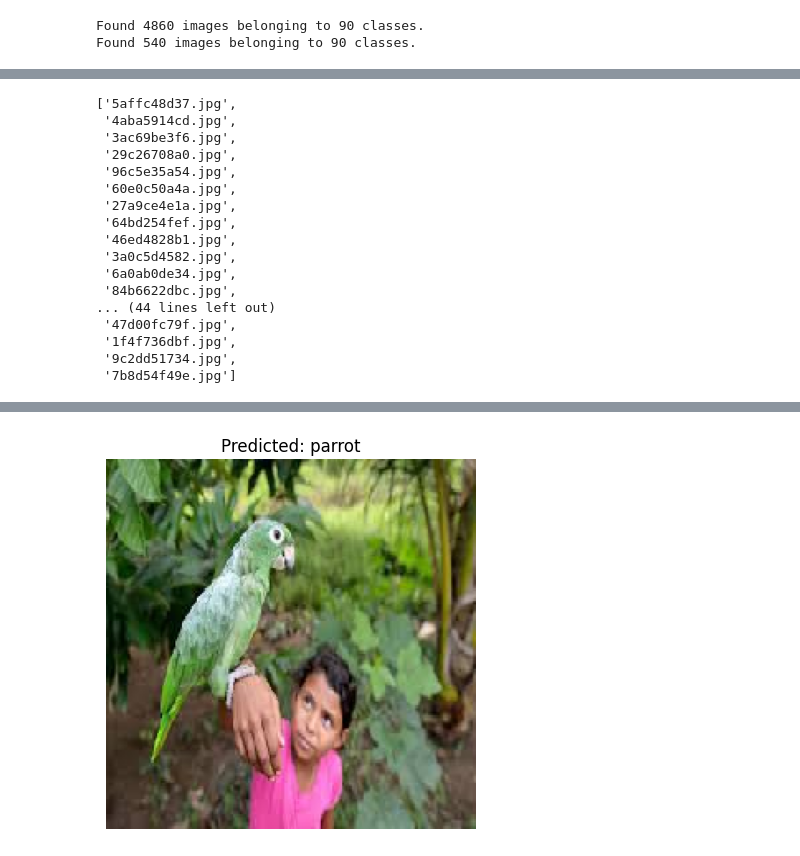
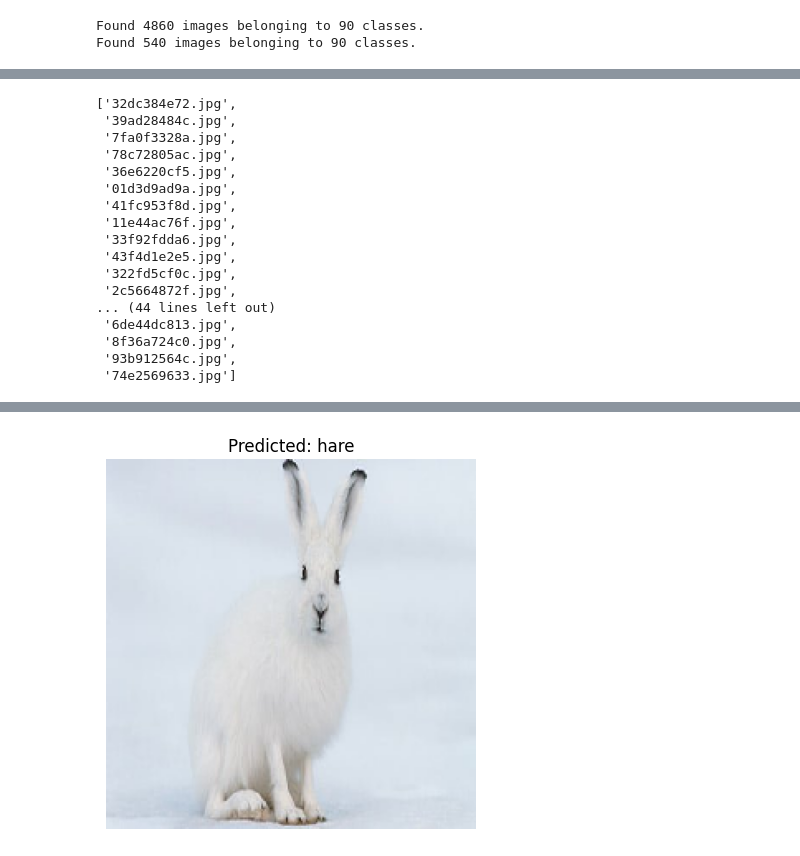
Before and after one commit to Anjali-K-S25/Multiclass, a Jupyter notebook: Multiclass_animal.ipynb, the cells around one changed output, grey strips where cells are left out. Saved outputs shown, nothing was run; the diff lists cells and outputs as text; code cells hidden in the pictures.

```diff
--- a/Multiclass_animal.ipynb
+++ b/Multiclass_animal.ipynb
@@ -274,25 +238,25 @@ def predict_animal(img_path):
     plt.axis('off')
     plt.show()
 # %%
-os.listdir('/kaggle/input/animal-image-dataset-90-different-animals/animals/animals/parrot')
+os.listdir('/kaggle/input/animal-image-dataset-90-different-animals/animals/animals/hare')
 # %% [output]
-['5affc48d37.jpg',
- '4aba5914cd.jpg',
- '3ac69be3f6.jpg',
- '29c26708a0.jpg',
- '96c5e35a54.jpg',
- '60e0c50a4a.jpg',
- '27a9ce4e1a.jpg',
- '64bd254fef.jpg',
- '46ed4828b1.jpg',
- '3a0c5d4582.jpg',
- '6a0ab0de34.jpg',
- '84b6622dbc.jpg',
+['32dc384e72.jpg',
+ '39ad28484c.jpg',
+ '7fa0f3328a.jpg',
+ '78c72805ac.jpg',
+ '36e6220cf5.jpg',
+ '01d3d9ad9a.jpg',
+ '41fc953f8d.jpg',
+ '11e44ac76f.jpg',
+ '33f92fdda6.jpg',
+ '43f4d1e2e5.jpg',
+ '322fd5cf0c.jpg',
+ '2c5664872f.jpg',
 ... (44 lines left out)
- '47d00fc79f.jpg',
- '1f4f736dbf.jpg',
- '9c2dd51734.jpg',
- '7b8d54f49e.jpg']
+ '6de44dc813.jpg',
+ '8f36a724c0.jpg',
+ '93b912564c.jpg',
+ '74e2569633.jpg']
 # %%
-predict_animal('/kaggle/input/animal-image-dataset-90-different-animals/animals/animals/parrot/0100ec7408.jpg')
+predict_animal('/kaggle/input/animal-image-dataset-90-different-animals/animals/animals/hare/07d41bb713.jpg')
 # %% [output]
@@ -300 +264 @@ predict_animal('/kaggle/input/animal-image-dataset-90-different-animals/animals/
-[figure, old version]
+[figure, new version]
```
Also changed, not shown: parts of 15 cells of this notebook.
